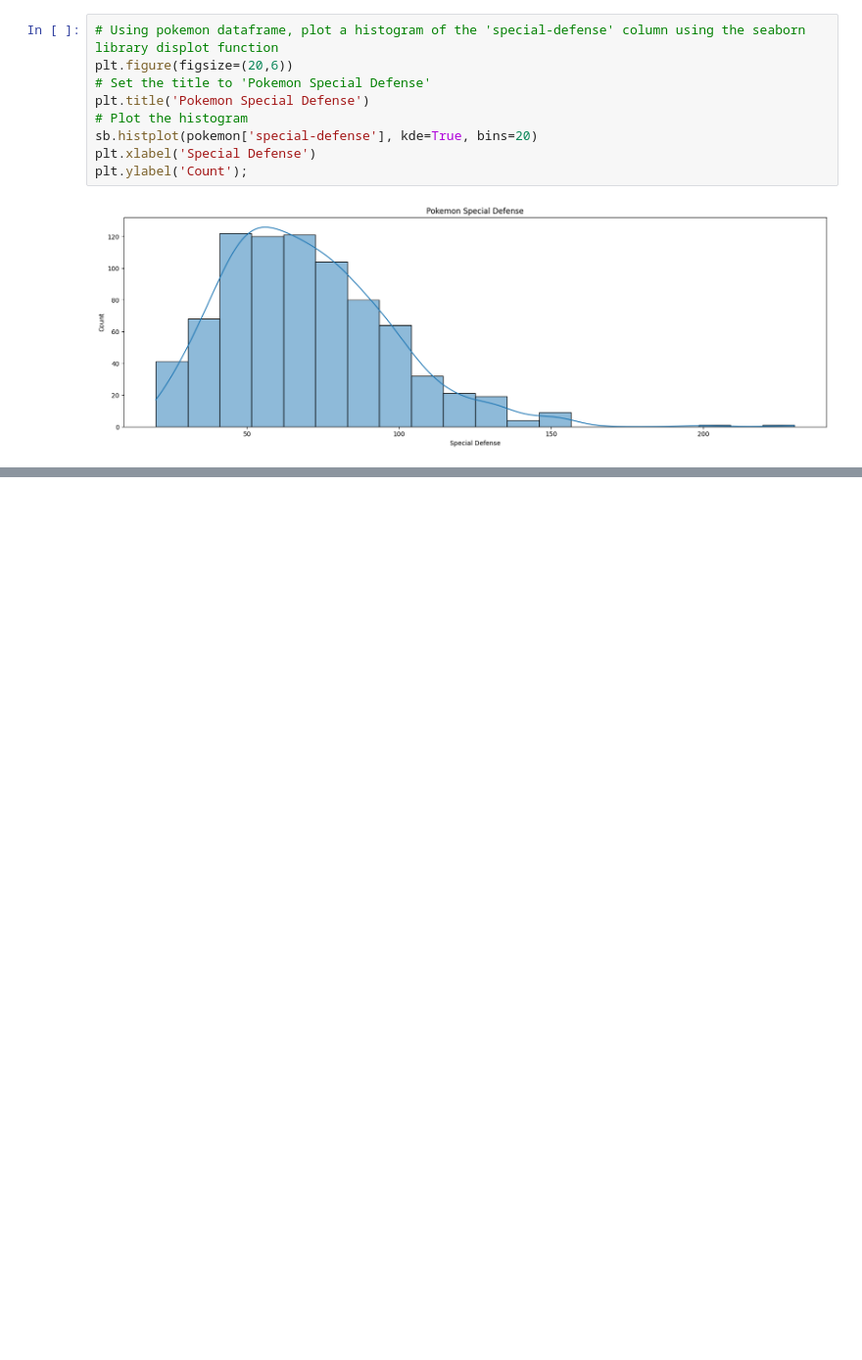
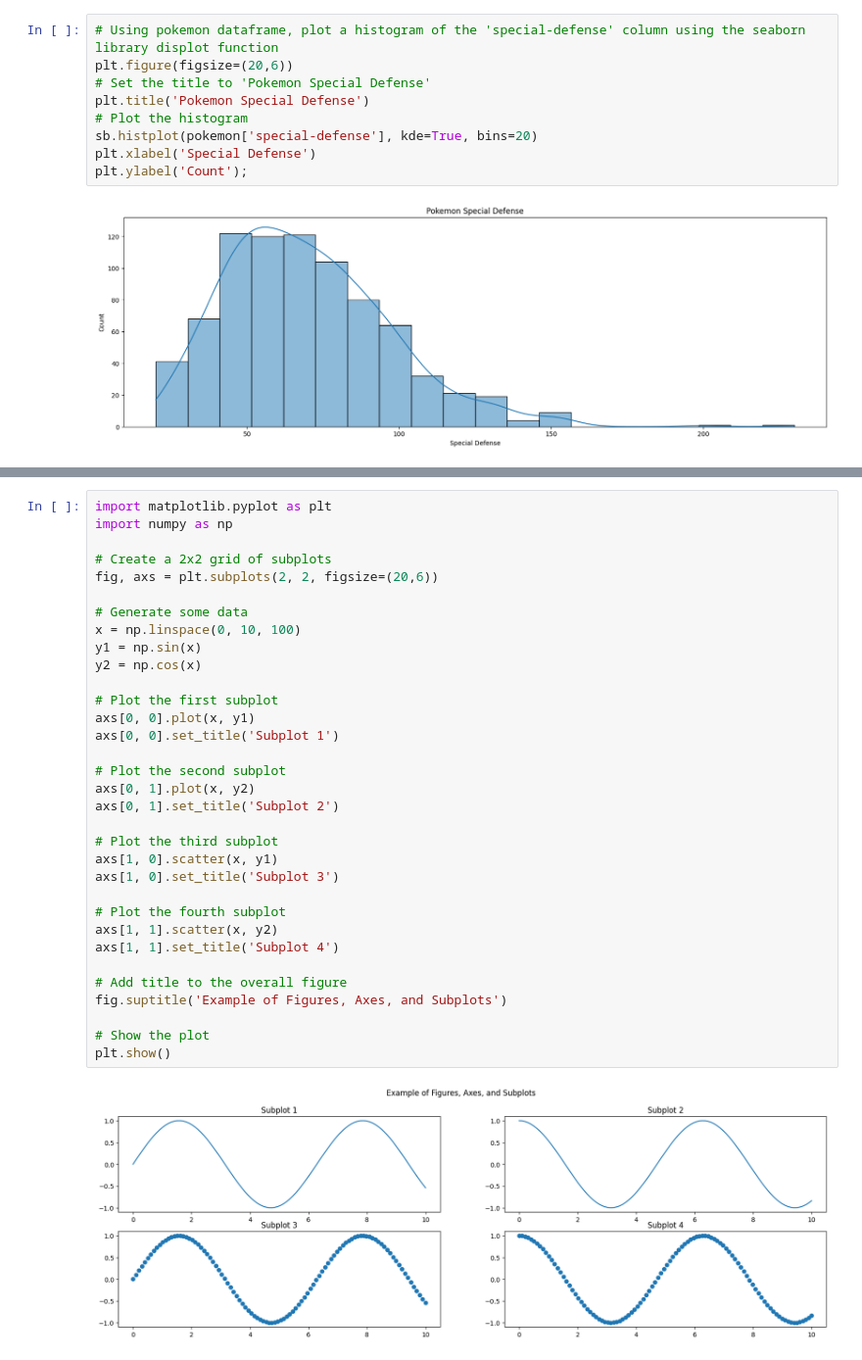
Before and after one commit to kisyular/data-visualization, a Jupyter notebook: Intro-Data-Visualization.ipynb, the cells around one changed output, grey strips where cells are left out. Shown: that part at 98% size. Cells and saved outputs as stored; diff of their text form; blank space fills up the shorter version.

Commit message:
UNIVARIATE EXPLORATION OF DATA - FIGURES, AXES, SUBPLOTS, SCALE TRANSFORMATION

```diff
--- a/Intro-Data-Visualization.ipynb
+++ b/Intro-Data-Visualization.ipynb
@@ -556,0 +564,35 @@ plt.ylabel('Count');
+# %%
+import matplotlib.pyplot as plt
+import numpy as np
+
+# Create a 2x2 grid of subplots
+fig, axs = plt.subplots(2, 2, figsize=(20,6))
+
+# Generate some data
+x = np.linspace(0, 10, 100)
+y1 = np.sin(x)
+y2 = np.cos(x)
+
+# Plot the first subplot
+axs[0, 0].plot(x, y1)
+axs[0, 0].set_title('Subplot 1')
+
+# Plot the second subplot
+axs[0, 1].plot(x, y2)
+axs[0, 1].set_title('Subplot 2')
+
+# Plot the third subplot
+axs[1, 0].scatter(x, y1)
+axs[1, 0].set_title('Subplot 3')
+
+# Plot the fourth subplot
+axs[1, 1].scatter(x, y2)
+axs[1, 1].set_title('Subplot 4')
+
+# Add title to the overall figure
+fig.suptitle('Example of Figures, Axes, and Subplots')
+
+# Show the plot
+plt.show()
+# %% [output]
+[figure, added]
```
Also changed, not shown: parts of 16 cells of this notebook.
